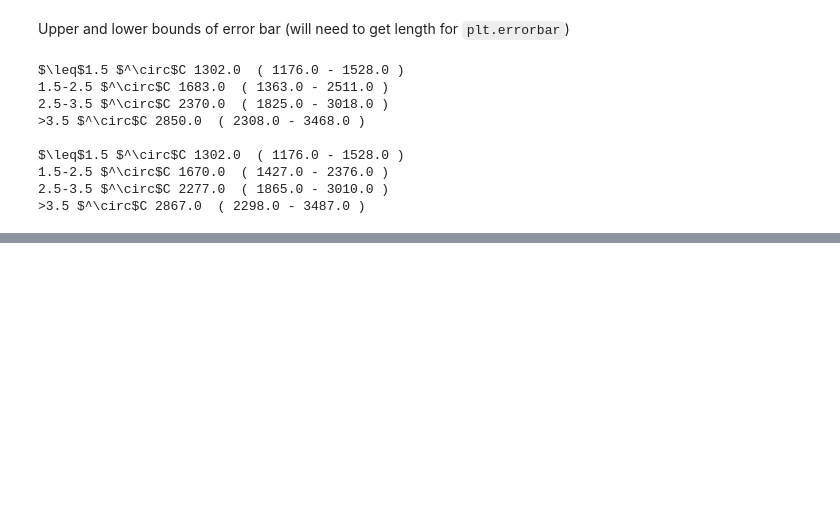
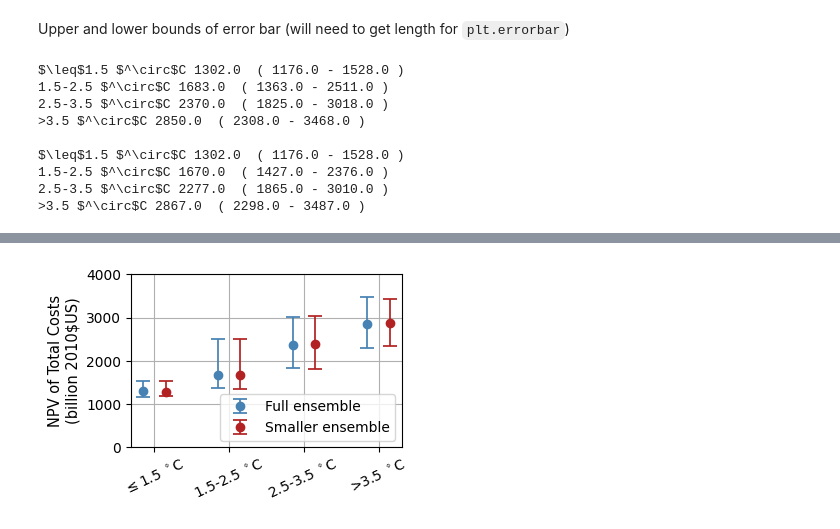
Before and after one commit to raddleverse/tempthresholds, a Jupyter notebook: analysis_darnell.ipynb, the cells around one changed output, grey strips where cells are left out. Saved outputs shown, nothing was run; the diff lists cells and outputs as text; code cells hidden in the pictures; blank space fills up the shorter version.

```diff
--- a/analysis_darnell.ipynb
+++ b/analysis_darnell.ipynb
@@ -359,0 +365,5 @@ fig.savefig("./figures/npv_global_errorbars-only-VIVEK_check_Darnell.pdf", bbox_
+# %%
+npv_heights_check2 = np.array([dfN2.loc[(dfN2.temp2100 <= 1.5), "npv"].quantile(0.5),
+                               dfN2.loc[(dfN2.temp2100 > 1.5) & (dfN2.temp2100 <= 2.5), "npv"].quantile(0.5),
+                               dfN2.loc[(dfN2.temp2100 > 2.5) & (dfN2.temp2100 <= 3.5), "npv"].quantile(0.5),
+                               dfN2.loc[(dfN2.temp2100 > 3.5), "npv"].quantile(0.5)])
@@ -359,0 +372,9 @@ fig.savefig("./figures/npv_global_errorbars-only-VIVEK_check_Darnell.pdf", bbox_
+# %%
+npv_uppers_check2  = np.array([dfN2.loc[(dfN2.temp2100 <= 1.5), "npv"].quantile(quants[-1]),
+                               dfN2.loc[(dfN2.temp2100 > 1.5) & (dfN2.temp2100 <= 2.5), "npv"].quantile(quants[-1]),
+                               dfN2.loc[(dfN2.temp2100 > 2.5) & (dfN2.temp2100 <= 3.5), "npv"].quantile(quants[-1]),
+                               dfN2.loc[(dfN2.temp2100 > 3.5), "npv"].quantile(quants[-1])])
+npv_lowers_check2  = np.array([dfN2.loc[(dfN2.temp2100 <= 1.5), "npv"].quantile(quants[0]),
+                               dfN2.loc[(dfN2.temp2100 > 1.5) & (dfN2.temp2100 <= 2.5), "npv"].quantile(quants[0]),
+                               dfN2.loc[(dfN2.temp2100 > 2.5) & (dfN2.temp2100 <= 3.5), "npv"].quantile(quants[0]),
+                               dfN2.loc[(dfN2.temp2100 > 3.5), "npv"].quantile(quants[0])])
@@ -359,0 +399,17 @@ fig.savefig("./figures/npv_global_errorbars-only-VIVEK_check_Darnell.pdf", bbox_
+# %%
+x = np.arange(start=0, stop=4, step=1)
+dx = 0.15
+
+fig,ax = plt.subplots(1,1,figsize=(3.5,2.25))
+plt.errorbar(x=x-dx, y=npv_heights, label="Full ensemble",
+             yerr=[npv_heights-npv_lowers, npv_uppers-npv_heights],
+             fmt='o', color="steelblue", elinewidth=1.25, capsize=5, capthick=1.25)
+plt.errorbar(x=x+dx, y=npv_heights_check2, label="Smaller ensemble",
+             yerr=[npv_heights_check2-npv_lowers_check2, npv_uppers_check2-npv_heights_check2],
+             fmt='o', color="firebrick", elinewidth=1.25, capsize=5, capthick=1.25)
+plt.ylim([0,4000]); plt.ylabel("NPV of Total Costs\n(billion 2010$US)", fontsize=10.5)
+plt.xticks(ticks=x, labels=threshold_labels, rotation=25, fontsize=10); plt.yticks(fontsize=10)
+plt.grid(); ax.set_axisbelow(True); plt.legend()
+fig.savefig("./figures/npv_global_errorbars-only_check_smallerensemble_Darnell.pdf", bbox_inches='tight');
+# %% [output]
+[figure, added]
```
Also changed, not shown: parts of 6 cells of this notebook.
